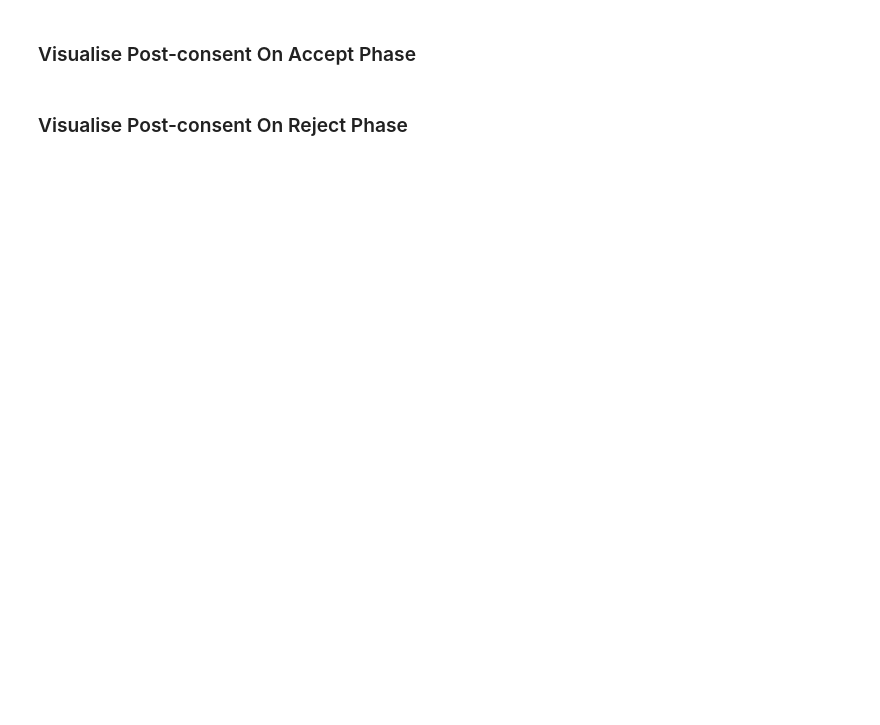
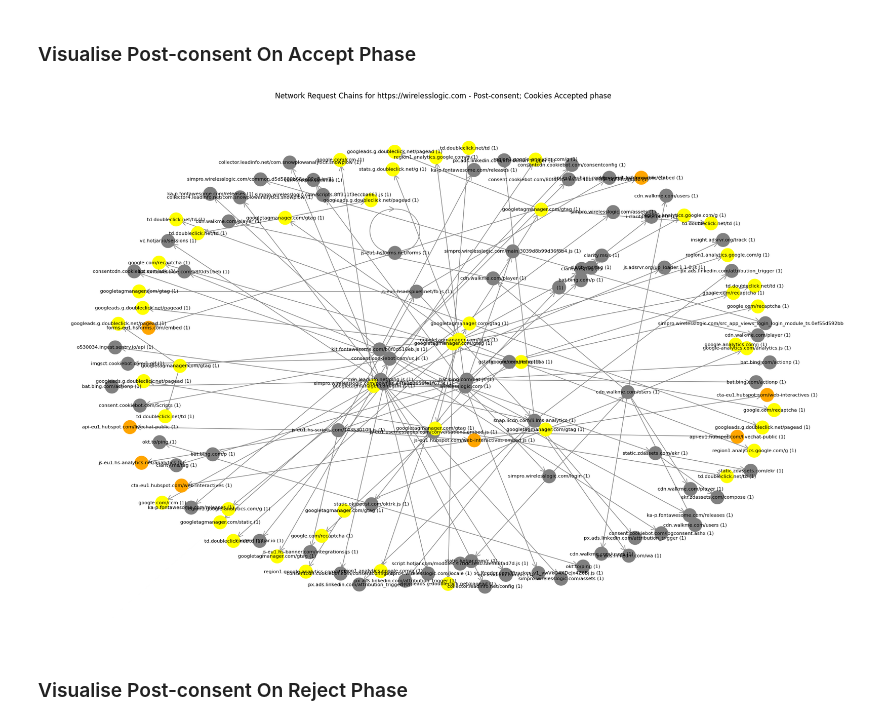
Before and after one commit to mz-mustafa/cod, a Jupyter notebook: main.ipynb, the cells around one changed output. Cells and saved outputs as stored; diff of their text form; code cells hidden in the pictures; blank space fills up the shorter version.

```diff
--- a/main.ipynb
+++ b/main.ipynb
@@ -599,3 +193,7 @@ draw_network_graph(all_results[0], False, False, True, "Post-consent; Cookies Ac
+# %%
+networkx_visualisation.draw_network_graph(all_results[0], False, False, True, "Post-consent; Cookies Accepted")
+# %% [output]
+[figure, added]
 # %% [markdown]
 ### Visualise Post-consent On Reject Phase
 # %%
```
Also changed, not shown: parts of 21 cells of this notebook, 7 other files.
